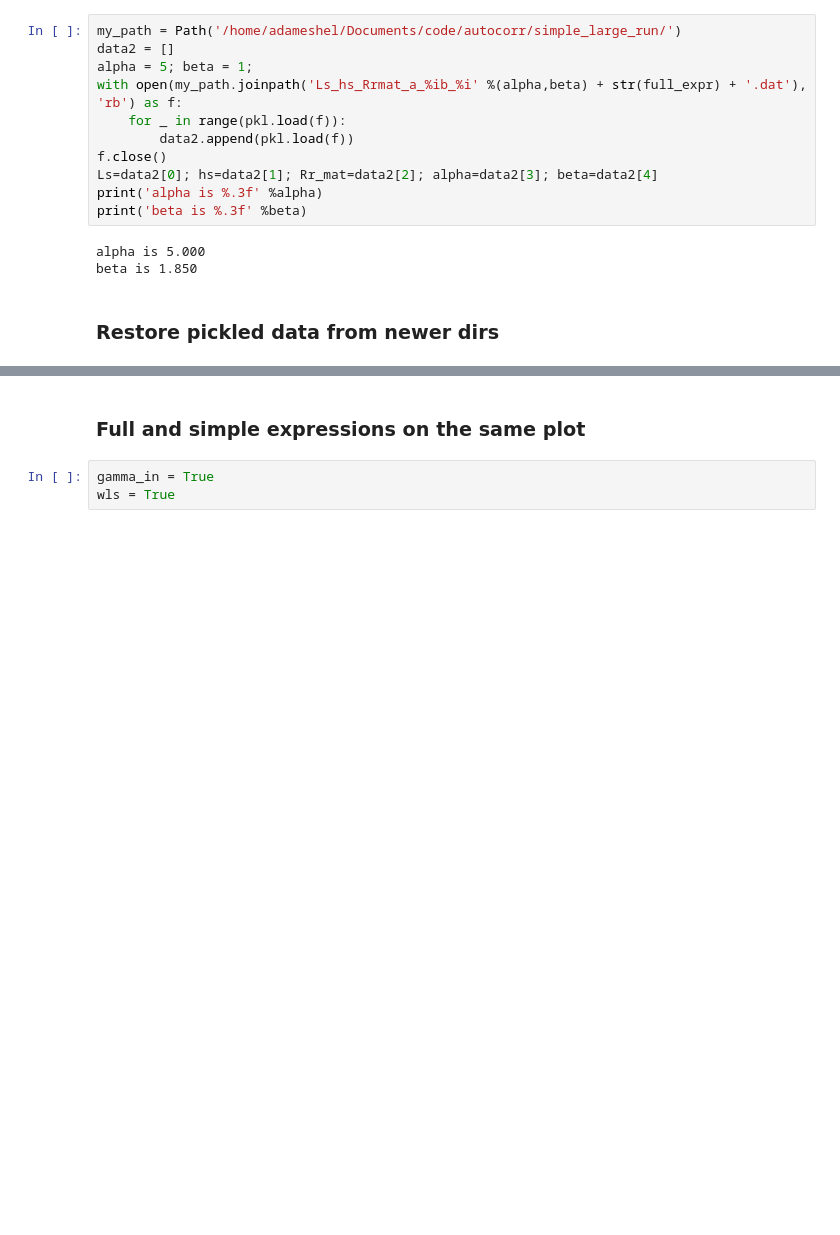
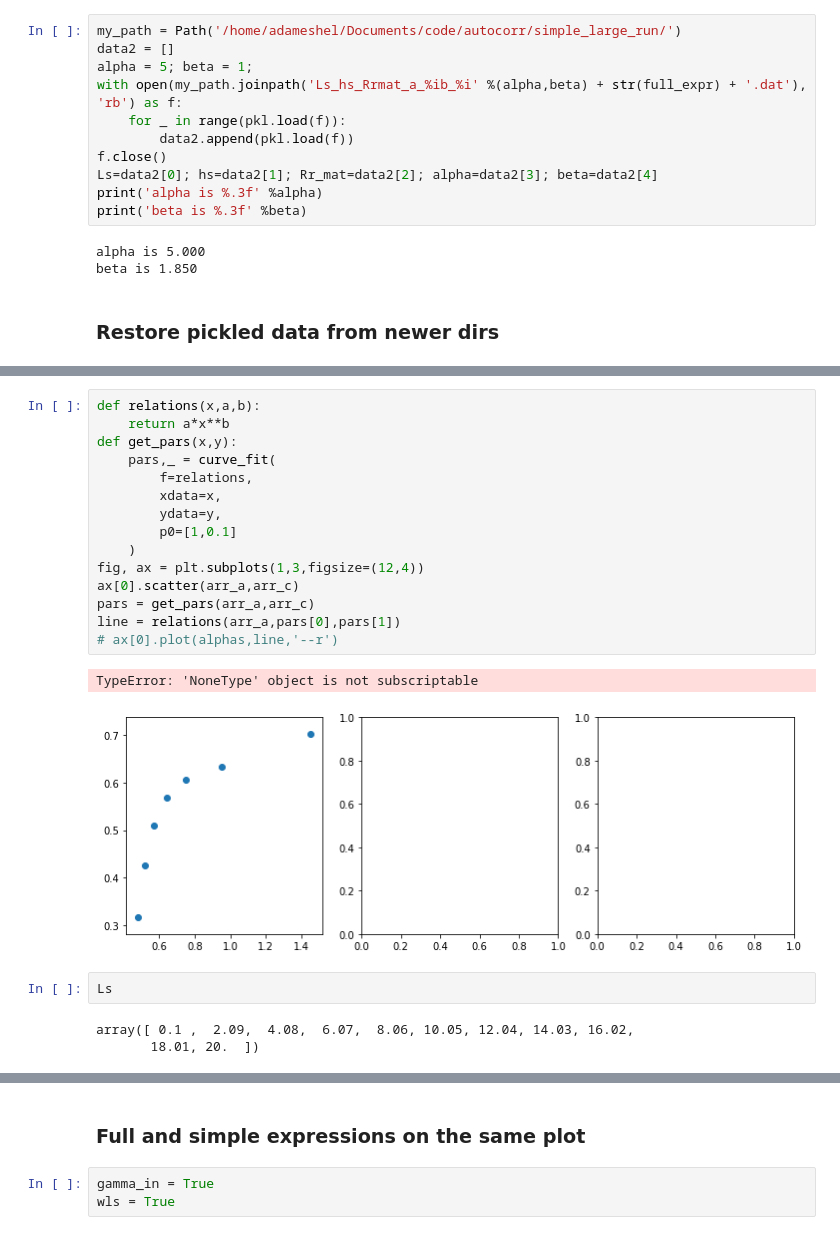
Before and after one commit to adameshel/spatial_autocorrelation, a Jupyter notebook: Autocorr/auto_corr.ipynb, the cells around one changed output, grey strips where cells are left out. Drawn from its saved outputs; the diff is of its cells as text; blank space fills up the shorter version.

```diff
--- a/Autocorr/auto_corr.ipynb
+++ b/Autocorr/auto_corr.ipynb
@@ -665,0 +922,23 @@ beta is 8.500
+# %%
+def relations(x,a,b):
+    return a*x**b
+def get_pars(x,y):
+    pars,_ = curve_fit(
+        f=relations,
+        xdata=x,
+        ydata=y,
+        p0=[1,0.1]
+    )
+fig, ax = plt.subplots(1,3,figsize=(12,4))
+ax[0].scatter(arr_a,arr_c)
+pars = get_pars(arr_a,arr_c)
+line = relations(arr_a,pars[0],pars[1])
+# ax[0].plot(alphas,line,'--r')
+# %% [output]
+TypeError: 'NoneType' object is not subscriptable
+[figure, added]
+# %%
+Ls
+# %% [output]
+array([ 0.1 ,  2.09,  4.08,  6.07,  8.06, 10.05, 12.04, 14.03, 16.02,
+       18.01, 20.  ])
```
Also changed, not shown: parts of 18 cells of this notebook, 2 other files.
